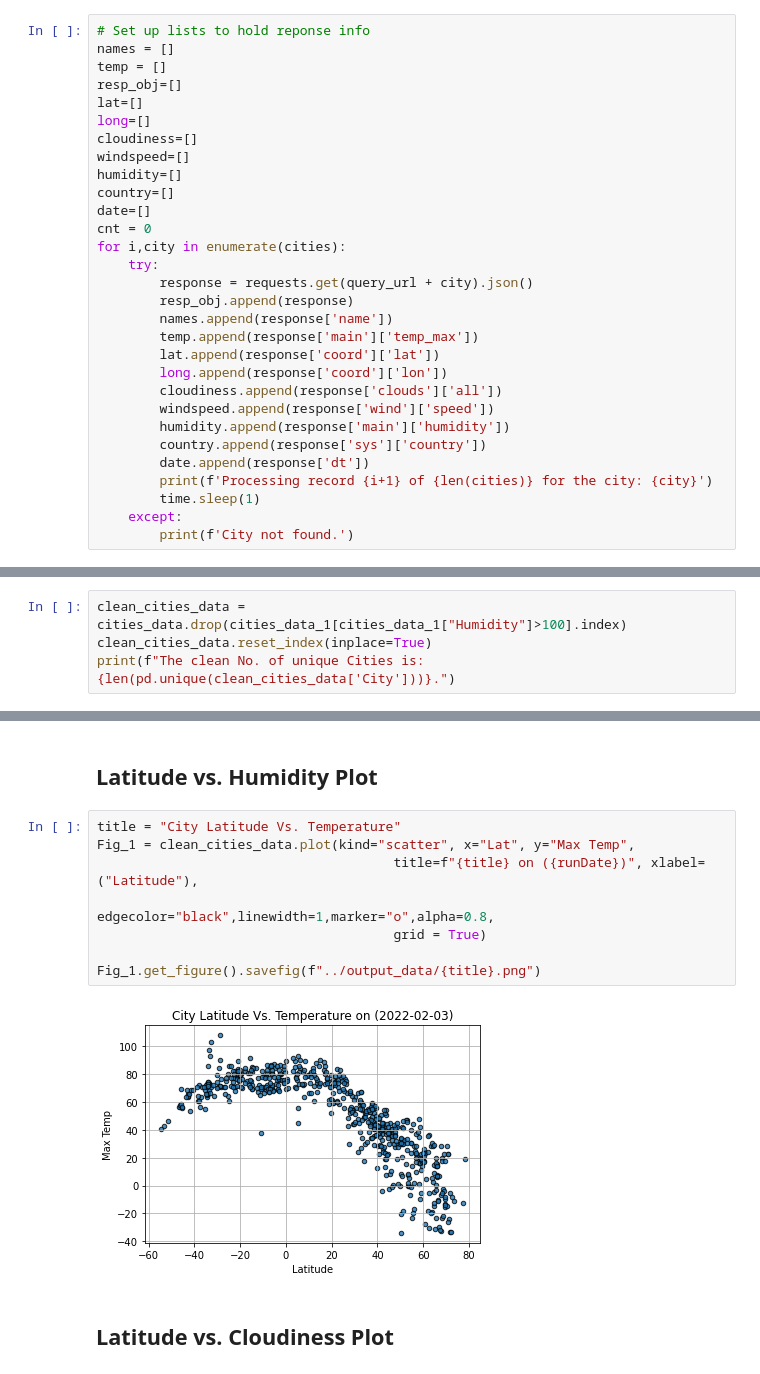
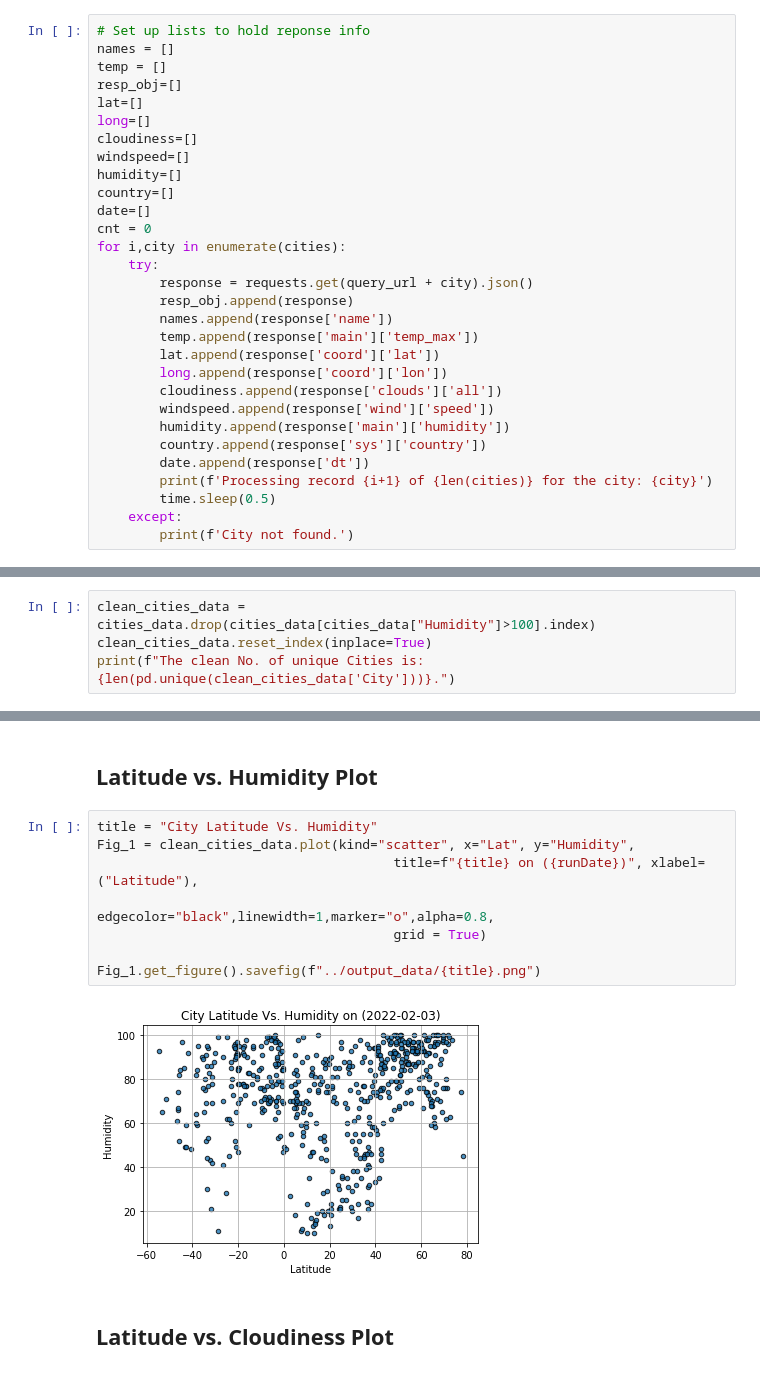
Before and after one commit to Bc-AJPR/APIs_WeatherPy_and_VacationPy, a Jupyter notebook: starter_code/WeatherPy.ipynb, the cells around one changed output, grey strips where cells are left out. Cells and saved outputs as stored; diff of their text form.

Commit message:
WeatherPy is Revised(Clean-up)

```diff
--- a/starter_code/WeatherPy.ipynb
+++ b/starter_code/WeatherPy.ipynb
@@ -112,7 +112,7 @@ for i,city in enumerate(cities):
         country.append(response['sys']['country'])
         date.append(response['dt'])
         print(f'Processing record {i+1} of {len(cities)} for the city: {city}')
-        time.sleep(1)
+        time.sleep(0.5)
     except:
         print(f'City not found.')
 # %% [output]
@@ -195,5 +188,5 @@ high_humidity
 # %%
-clean_cities_data = cities_data.drop(cities_data_1[cities_data_1["Humidity"]>100].index)
+clean_cities_data = cities_data.drop(cities_data[cities_data["Humidity"]>100].index)
 clean_cities_data.reset_index(inplace=True)
 print(f"The clean No. of unique Cities is: {len(pd.unique(clean_cities_data['City']))}.")
 # %% [output]
@@ -210,15 +203,15 @@ runDate = datetime.utcfromtimestamp(endRunDate).strftime('%Y-%m-%d')
 # %% [markdown]
 ## Latitude vs. Humidity Plot
 # %%
-title = "City Latitude Vs. Temperature"
-Fig_1 = clean_cities_data.plot(kind="scatter", x="Lat", y="Max Temp",
+title = "City Latitude Vs. Humidity"
+Fig_1 = clean_cities_data.plot(kind="scatter", x="Lat", y="Humidity",
                                       title=f"{title} on ({runDate})", xlabel=("Latitude"),
                                       edgecolor="black",linewidth=1,marker="o",alpha=0.8,
                                       grid = True)
 
 Fig_1.get_figure().savefig(f"../output_data/{title}.png")
 # %% [output]
-[figure, old version]
+[figure, new version]
 # %% [markdown]
 ## Latitude vs. Cloudiness Plot
 # %%
```
Also changed, not shown: parts of 17 cells of this notebook, 14 other files.
